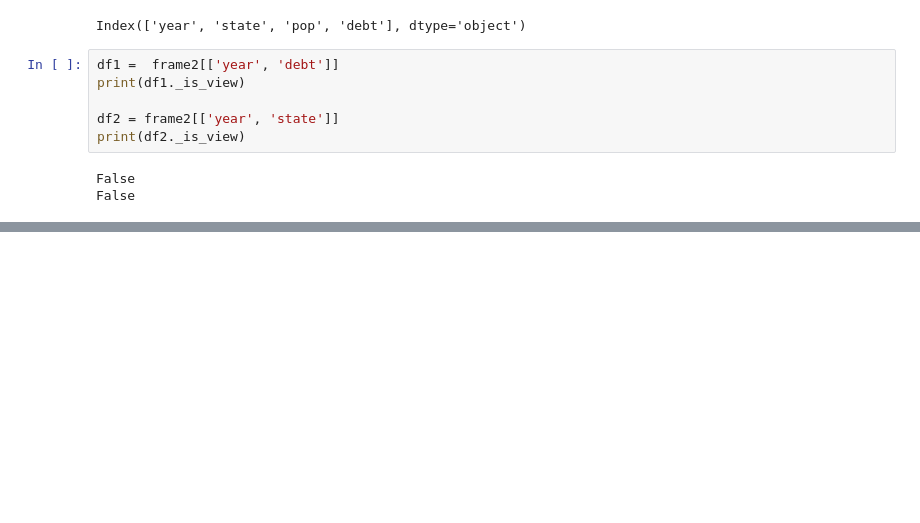
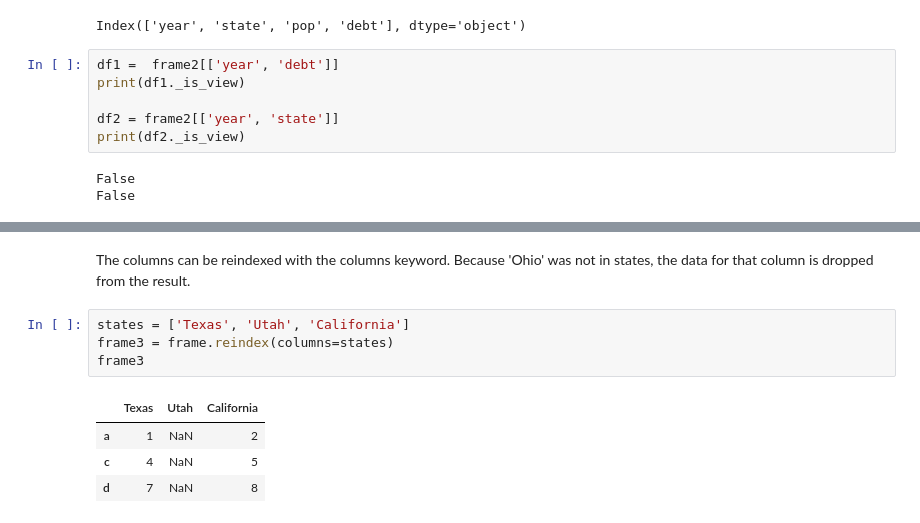
Before and after one commit to Mountain-Biker/pydata-book-practice, a Jupyter notebook: chapter5.ipynb, the cells around one changed output, grey strips where cells are left out. Drawn from its saved outputs; the diff is of its cells as text; blank space fills up the shorter version.

```diff
--- a/chapter5.ipynb
+++ b/chapter5.ipynb
@@ -334,0 +450,11 @@ False
+# %% [markdown]
+The columns can be reindexed with the columns keyword. Because 'Ohio' was not in states, the data for that column is dropped from the result.
+# %%
+states = ['Texas', 'Utah', 'California']
+frame3 = frame.reindex(columns=states)
+frame3
+# %% [output]
+|  | Texas | Utah | California |
+| a | 1 | NaN | 2 |
+| c | 4 | NaN | 5 |
+| d | 7 | NaN | 8 |
```
Also changed, not shown: parts of 32 cells of this notebook.
